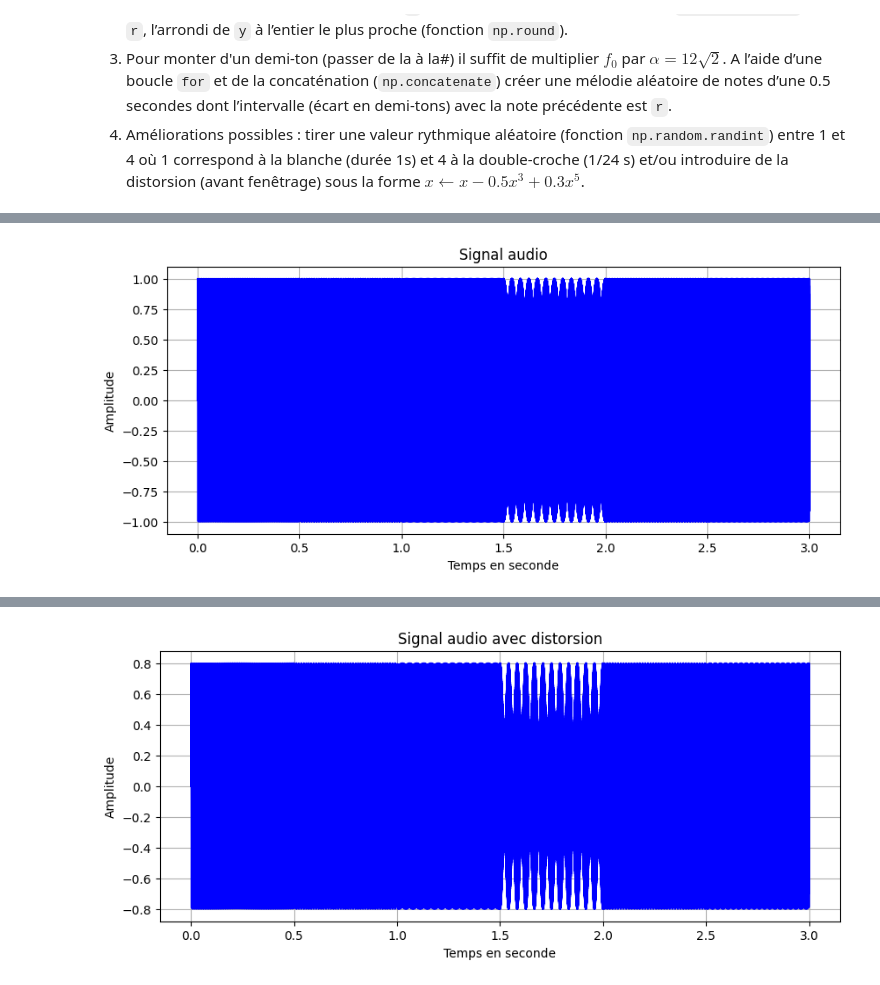
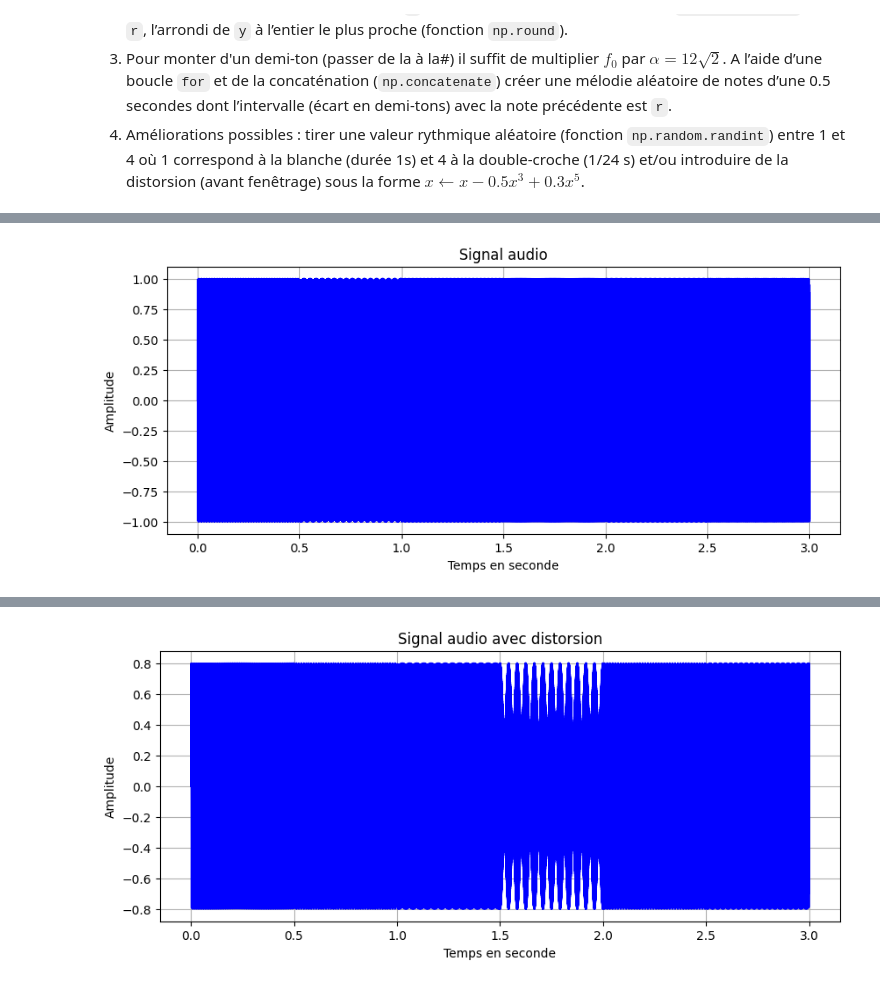
Before and after one commit to titiuo/Lost-Frequency, a Jupyter notebook: fichierwav.ipynb, the cells around one changed output, grey strips where cells are left out. Cells and saved outputs as stored; diff of their text form; code cells hidden in the pictures.

```diff
--- a/fichierwav.ipynb
+++ b/fichierwav.ipynb
@@ -127,27 +127,27 @@ ipd.Audio(data=r, rate=Fe)
 # %%
 Fe=8000
 N=4000
 f0=440
 alpha=12*np.sqrt(2)
 
 x=[]
 for i in range(6):
-    x+=[np.sin(t*f0*(alpha**i)) for t in range(N)]
+    x+=[np.sin(2*np.pi*t*f0*(alpha**i)) for t in np.linspace(0,N/Fe,N)]
 
 x=x       #*np.hanning(len(x))
 T=[i*1/Fe for i in range(len(x))]
 
 plt.figure(figsize=(10,4))
 plt.plot(T,x,color='b')
 plt.xlabel('Temps en seconde')
 plt.ylabel('Amplitude')
 plt.title('Signal audio')
 plt.grid()
 plt.show()
 
 ipd.Audio(data=x, rate=Fe)
 # %% [output]
-[figure, old version]
+[figure, new version]
 [interactive output not drawn]
 # %%
 x=0.5*np.array(x)**3+0.3*np.array(x)**5
```
